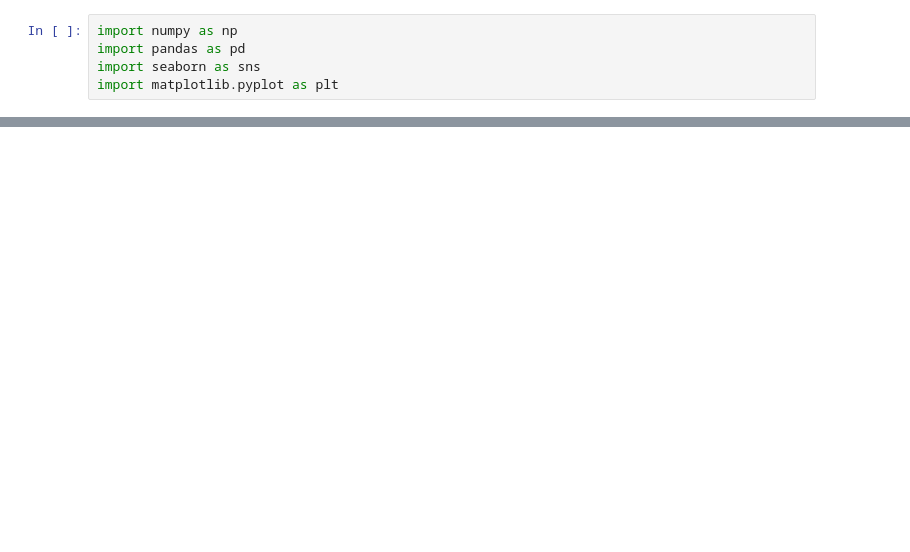
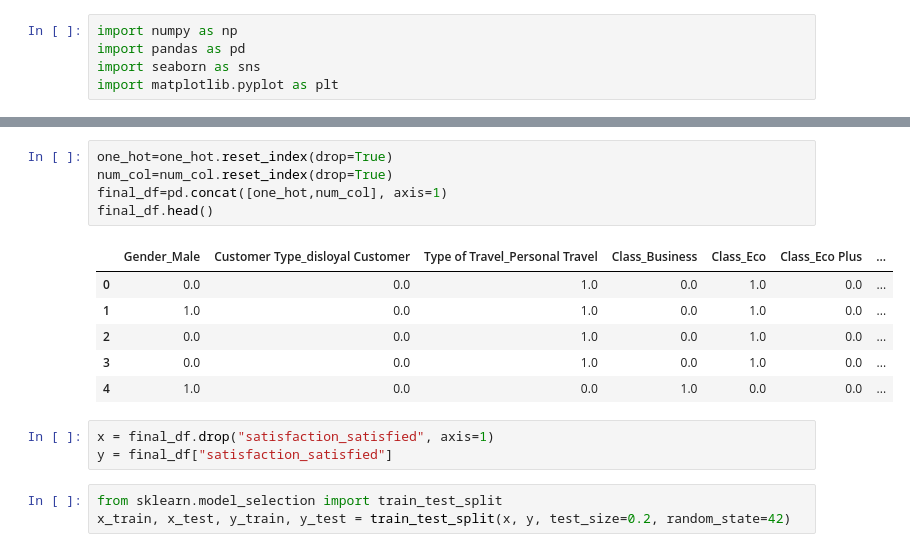
Before and after one commit to Somyayadu/Data-Science, a Jupyter notebook: main.ipynb, the cells around one changed output, grey strips where cells are left out. Saved outputs shown, nothing was run; the diff lists cells and outputs as text; blank space fills up the shorter version.

```diff
--- a/main.ipynb
+++ b/main.ipynb
@@ -248,0 +175,18 @@ LinearRegression()
+# %%
+one_hot=one_hot.reset_index(drop=True)
+num_col=num_col.reset_index(drop=True)
+final_df=pd.concat([one_hot,num_col], axis=1)
+final_df.head()
+# %% [output]
+|  | Gender_Male | Customer Type_disloyal Customer | Type of Travel_Personal Travel | Class_Business | Class_Eco | Class_Eco Plus | ... |
+| 0 | 0.0 | 0.0 | 1.0 | 0.0 | 1.0 | 0.0 | ... |
+| 1 | 1.0 | 0.0 | 1.0 | 0.0 | 1.0 | 0.0 | ... |
+| 2 | 0.0 | 0.0 | 1.0 | 0.0 | 1.0 | 0.0 | ... |
+| 3 | 0.0 | 0.0 | 1.0 | 0.0 | 1.0 | 0.0 | ... |
+| 4 | 1.0 | 0.0 | 0.0 | 1.0 | 0.0 | 0.0 | ... |
+# %%
+x = final_df.drop("satisfaction_satisfied", axis=1)
+y = final_df["satisfaction_satisfied"]
+# %%
+from sklearn.model_selection import train_test_split
+x_train, x_test, y_train, y_test = train_test_split(x, y, test_size=0.2, random_state=42)
```
Also changed, not shown: parts of 53 cells of this notebook, 1 other file.
